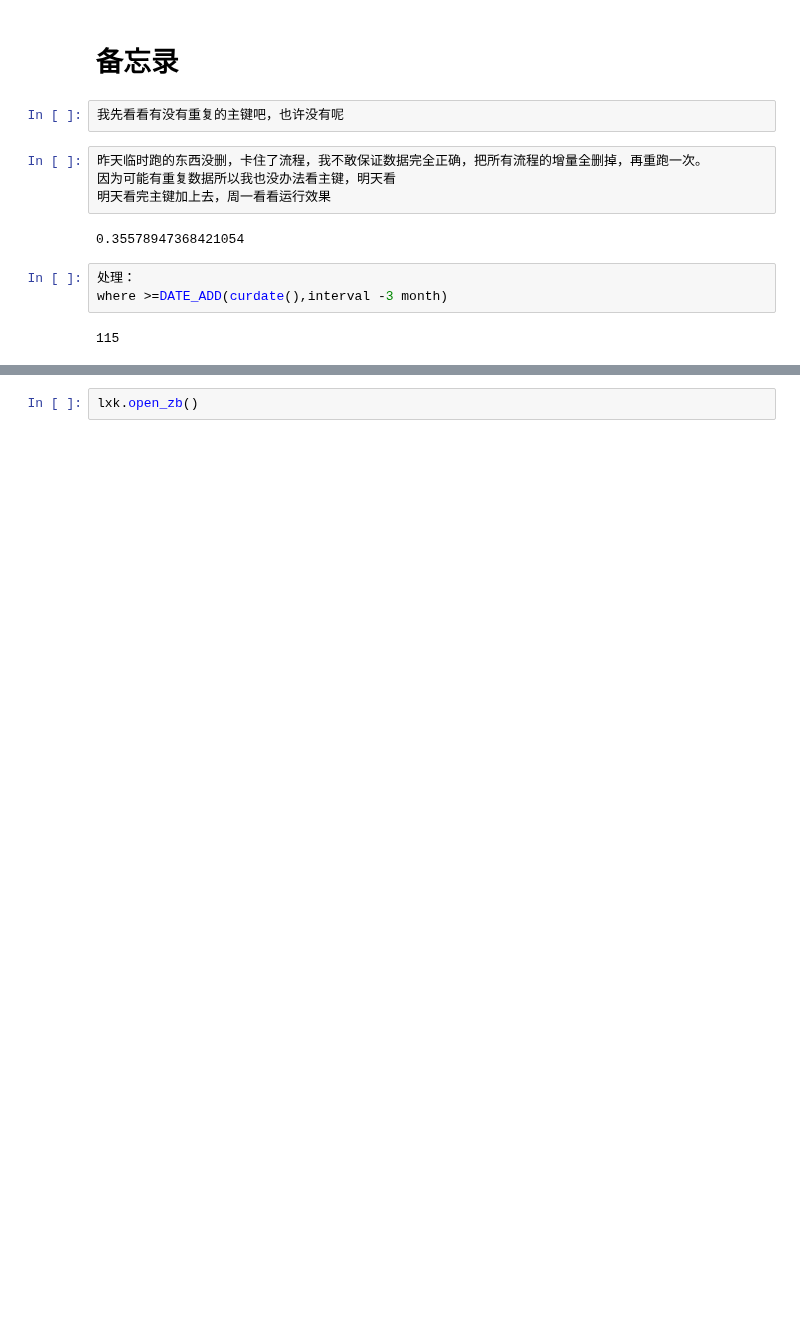
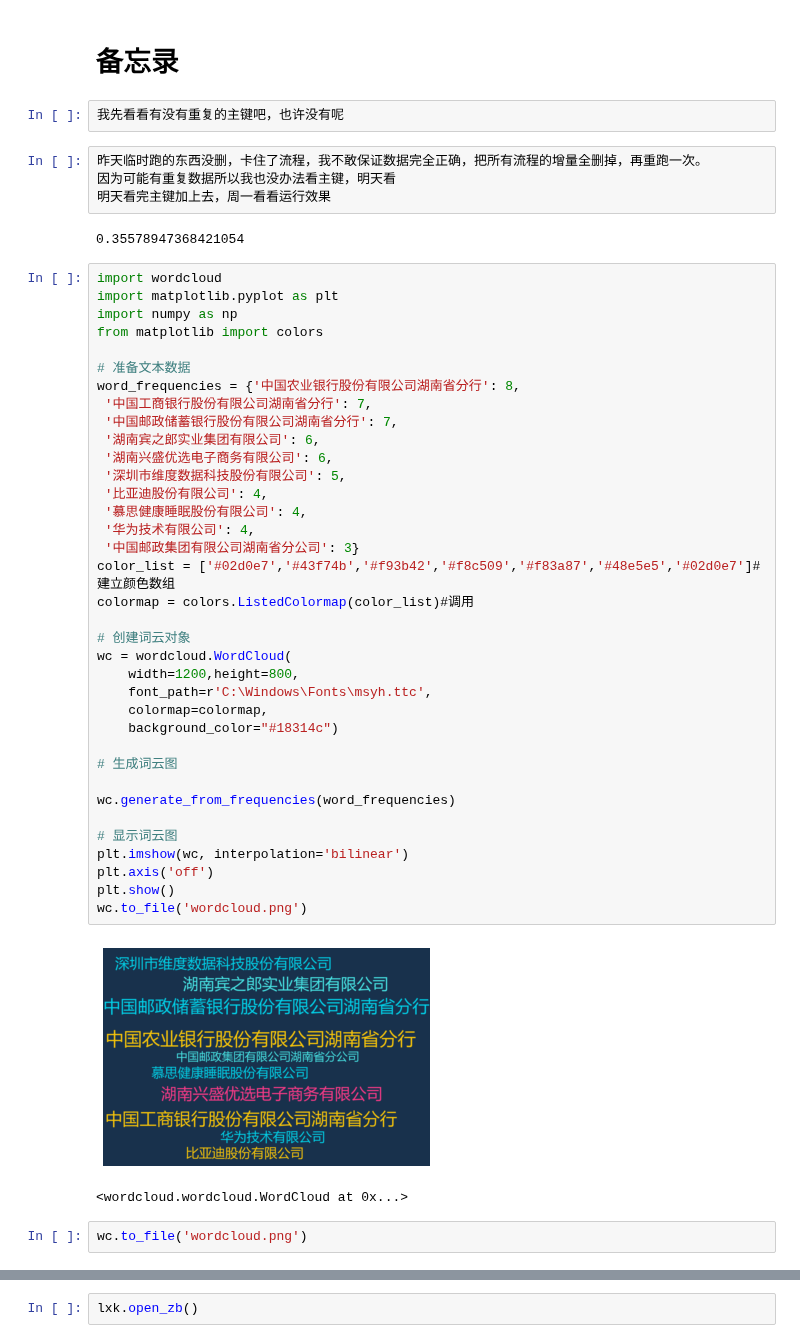
Before and after one commit to longxinke2/myCode, a Jupyter notebook: AAA练习与备忘录.ipynb, the cells around one changed output, grey strips where cells are left out. Cells and saved outputs as stored; diff of their text form; blank space fills up the shorter version.

```diff
--- a/AAA练习与备忘录.ipynb
+++ b/AAA练习与备忘录.ipynb
@@ -8,8 +8,44 @@
 明天看完主键加上去，周一看看运行效果
 # %% [output]
 0.35578947368421054
-# %%
-处理：
-where >=DATE_ADD(curdate(),interval -3 month)
-# %% [output]
-115
+# %%
+import wordcloud
+import matplotlib.pyplot as plt
+import numpy as np
+from matplotlib import colors
+
+# 准备文本数据
+word_frequencies = {'中国农业银行股份有限公司湖南省分行': 8,
+ '中国工商银行股份有限公司湖南省分行': 7,
+ '中国邮政储蓄银行股份有限公司湖南省分行': 7,
+ '湖南宾之郎实业集团有限公司': 6,
+ '湖南兴盛优选电子商务有限公司': 6,
+ '深圳市维度数据科技股份有限公司': 5,
+ '比亚迪股份有限公司': 4,
+ '慕思健康睡眠股份有限公司': 4,
+ '华为技术有限公司': 4,
+ '中国邮政集团有限公司湖南省分公司': 3}
+color_list = ['#02d0e7','#43f74b','#f93b42','#f8c509','#f83a87','#48e5e5','#02d0e7']#建立颜色数组
+colormap = colors.ListedColormap(color_list)#调用
+
+# 创建词云对象
+wc = wordcloud.WordCloud(
+    width=1200,height=800,
+    font_path=r'C:\Windows\Fonts\msyh.ttc',
+    colormap=colormap,
+    background_color="#18314c")
+
+# 生成词云图
+
+wc.generate_from_frequencies(word_frequencies)
+
+# 显示词云图
+plt.imshow(wc, interpolation='bilinear')
+plt.axis('off')
+plt.show()
+wc.to_file('wordcloud.png')
+# %% [output]
+[figure, added]
+<wordcloud.wordcloud.WordCloud at 0x...>
+# %%
+wc.to_file('wordcloud.png')
```
Also changed, not shown: parts of 7 cells of this notebook, 12 other files.
